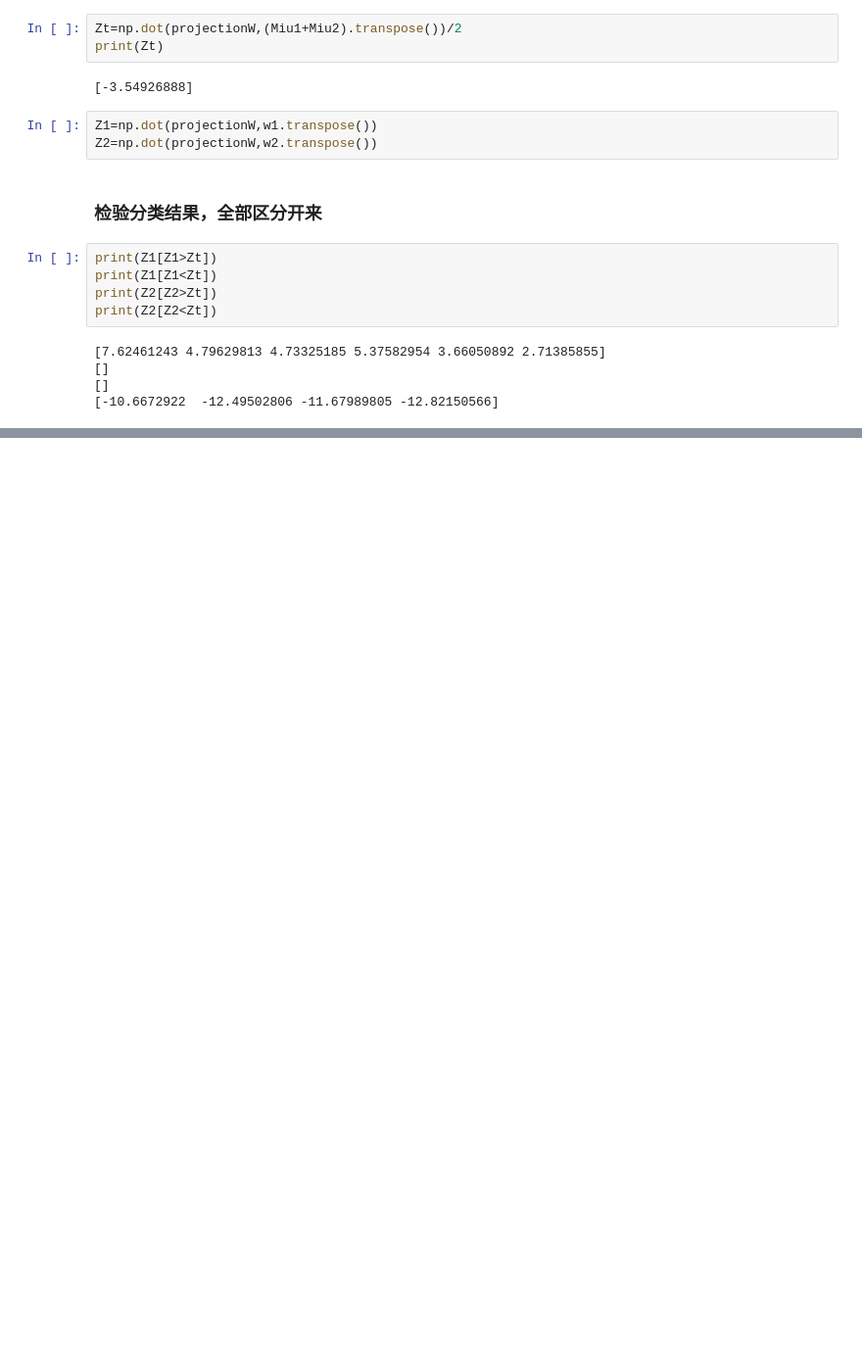
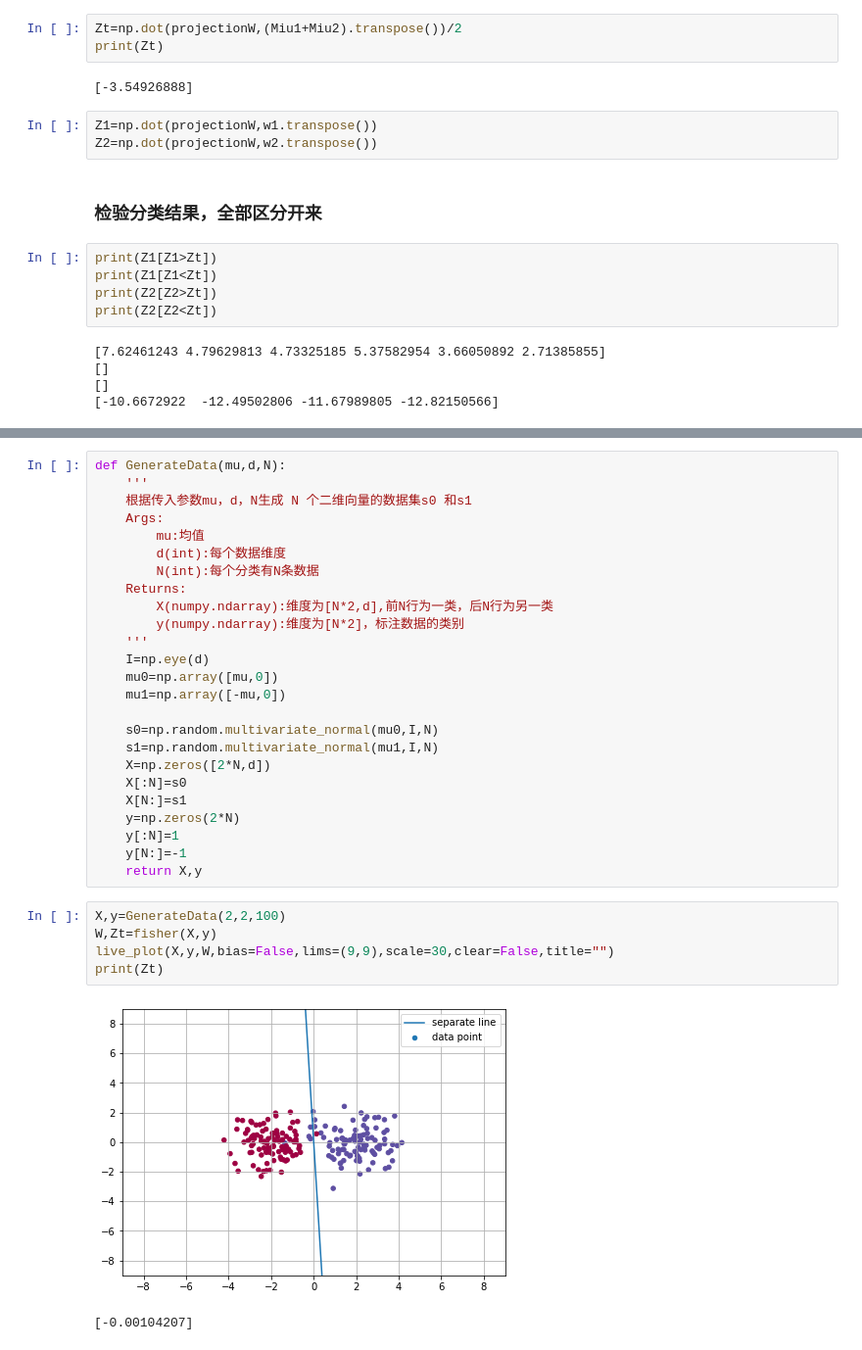
Before and after one commit to easilylazy/pattern-recognition, a Jupyter notebook: linear/fisher.ipynb, the cells around one changed output, grey strips where cells are left out. Shown: that part at 98% size. Cells and saved outputs as stored; diff of their text form; blank space fills up the shorter version.

```diff
--- a/linear/fisher.ipynb
+++ b/linear/fisher.ipynb
@@ -136,0 +215,33 @@ print(Z2[Z2<Zt])
+# %%
+def GenerateData(mu,d,N):
+    '''
+    根据传入参数mu，d，N生成 N 个二维向量的数据集s0 和s1
+    Args:
+        mu:均值
+        d(int):每个数据维度
+        N(int):每个分类有N条数据
+    Returns:
+        X(numpy.ndarray):维度为[N*2,d],前N行为一类，后N行为另一类
+        y(numpy.ndarray):维度为[N*2]，标注数据的类别
+    '''
+    I=np.eye(d)
+    mu0=np.array([mu,0])
+    mu1=np.array([-mu,0])
+
+    s0=np.random.multivariate_normal(mu0,I,N)
+    s1=np.random.multivariate_normal(mu1,I,N)
+    X=np.zeros([2*N,d])
+    X[:N]=s0
+    X[N:]=s1
+    y=np.zeros(2*N)
+    y[:N]=1
+    y[N:]=-1
+    return X,y
+# %%
+X,y=GenerateData(2,2,100)
+W,Zt=fisher(X,y)
+live_plot(X,y,W,bias=False,lims=(9,9),scale=30,clear=False,title="")
+print(Zt)
+# %% [output]
+[figure, added]
+[-0.00104207]
```
Also changed, not shown: parts of 15 cells of this notebook, 2 other files.
